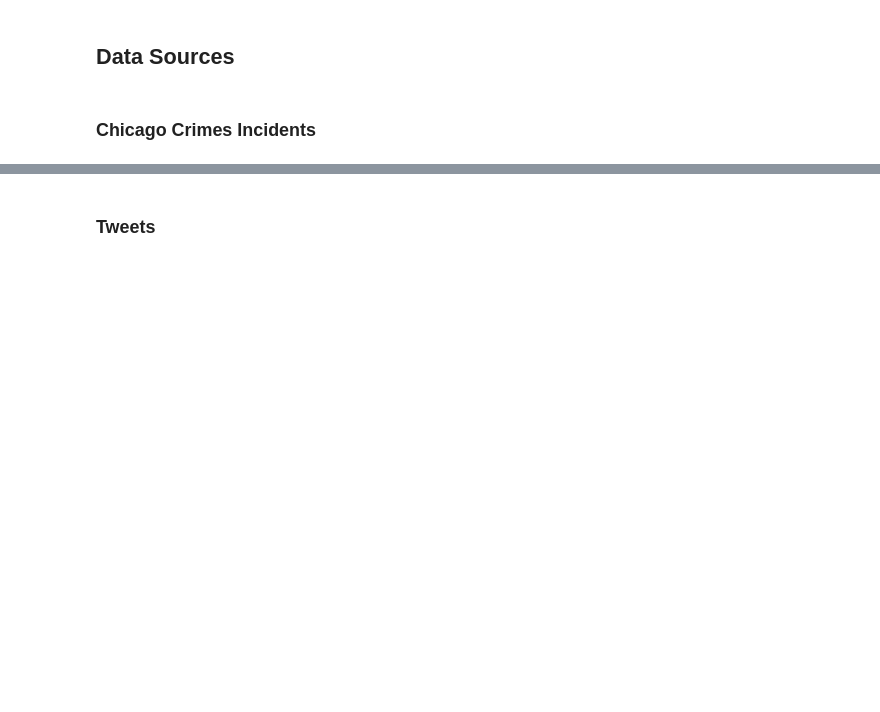
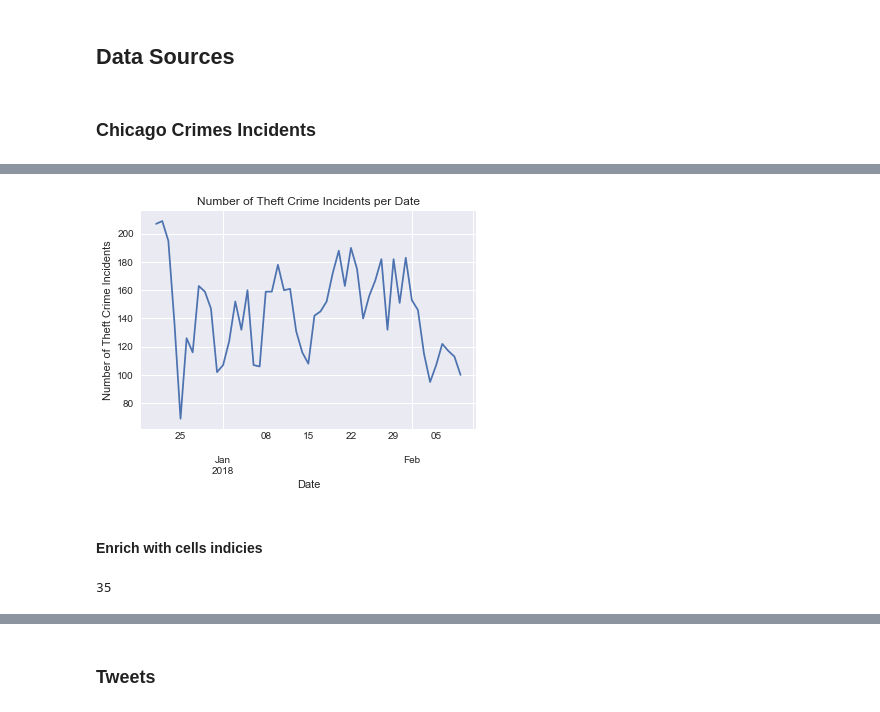
Before and after one commit to kstrauch94/Crime-Prediction-with-Tweets, a Jupyter notebook: pipeline/Pipeline.ipynb, the cells around one changed output, grey strips where cells are left out. Drawn from its saved outputs; the diff is of its cells as text; code cells hidden in the pictures; blank space fills up the shorter version.

```diff
--- a/pipeline/Pipeline.ipynb
+++ b/pipeline/Pipeline.ipynb
@@ -14,0 +94,3 @@ import pandas as pd
+# %%
+crimes_data = crimes_data[crimes_data['type'] == CRIME_TYPE]
+crimes_data = crimes_data[['timestamp', 'latitude', 'longitude']]
@@ -14,0 +106,18 @@ import pandas as pd
+# %%
+(pd.Series(np.ones(len(crimes_data)), index=crimes_data['timestamp'])
+ .resample('D')
+ .sum()
+ .plot())
+
+plt.title('Number of Theft Crime Incidents per Date')
+plt.xlabel('Date')
+plt.ylabel('Number of Theft Crime Incidents')
+None
+# %% [output]
+[figure, added]
+# %% [markdown]
+#### Enrich with cells indicies
+# %%
+crime_data = enrich_with_chicago_grid_1000(crimes_data)
+# %% [output]
+35
```
Also changed, not shown: parts of 42 cells of this notebook, 1 other file.
